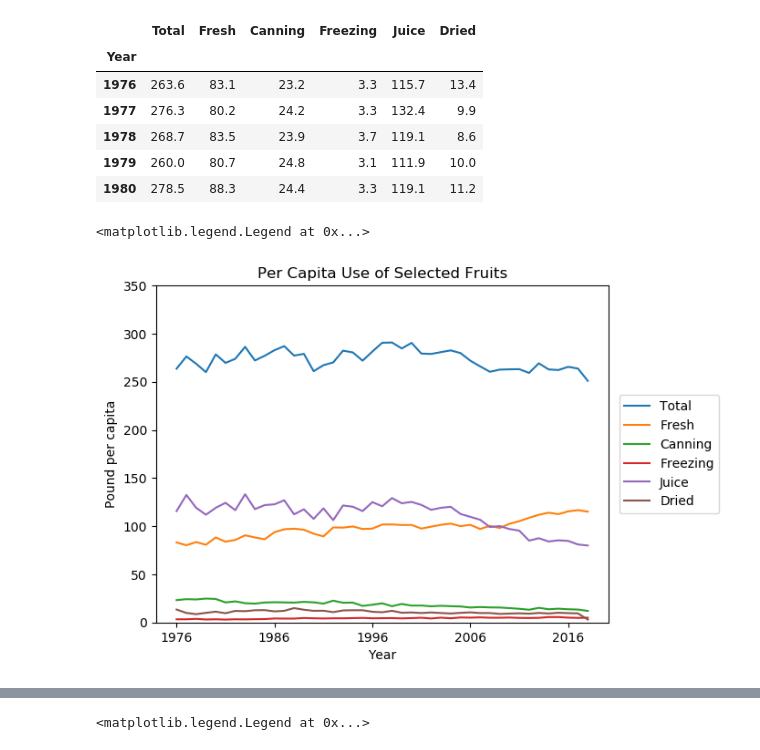
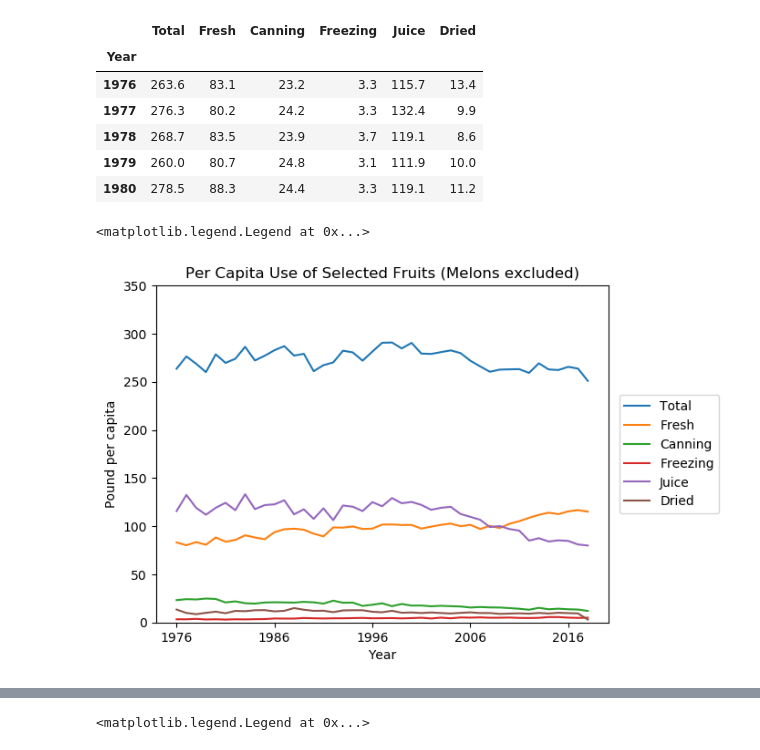
Before and after one commit to haoyuzhang89/w200-Project-US-Diet-Trends-1970-to-2019, a Jupyter notebook: Fruit/Generak Fruit Table A.ipynb, the cells around one changed output, grey strips where cells are left out. Saved outputs shown, nothing was run; the diff lists cells and outputs as text; code cells hidden in the pictures.

```diff
--- a/Fruit/Generak Fruit Table A.ipynb
+++ b/Fruit/Generak Fruit Table A.ipynb
@@ -135,12 +135,12 @@ total_yr.columns = ['Total','Fresh', 'Canning', 'Freezing', 'Juice', 'Dried']
 # %%
 total_yr.plot.line()
 
-plt.title("Per Capita Use of Selected Fruits")
+plt.title("Per Capita Use of Selected Fruits (Melons excluded)")
 
 plt.ylabel("Pound per capita")
 plt.ylim(0, 350)
 
 plt.legend(bbox_to_anchor=(1.01, 0.5), loc = "center left")
 # %% [output]
 <matplotlib.legend.Legend at 0x...>
-[figure, old version]
+[figure, new version]
```
Also changed, not shown: parts of 10 cells of this notebook, 3 other files.
